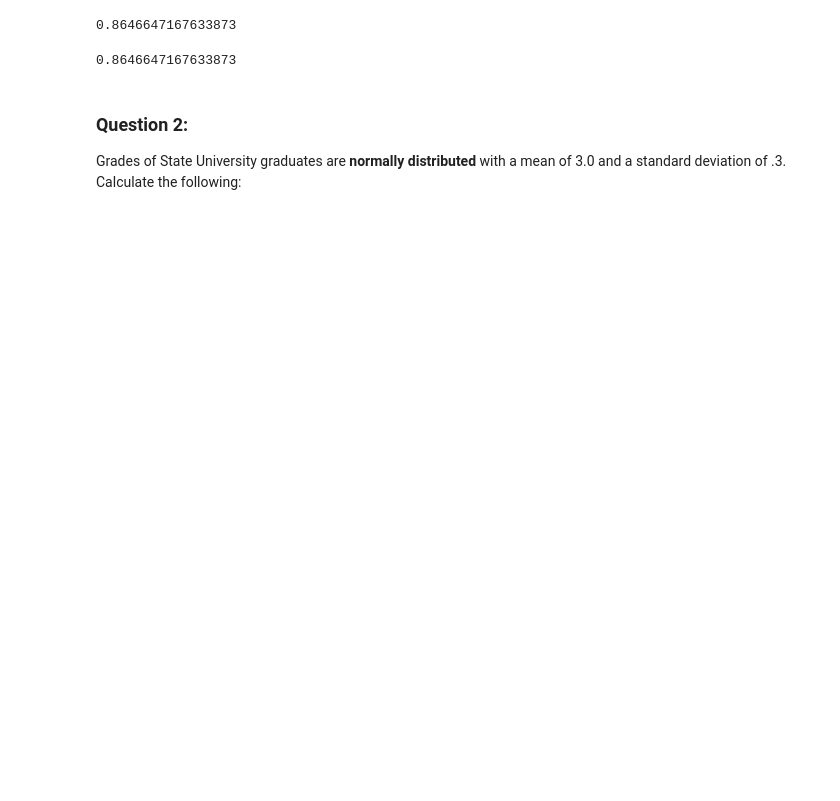
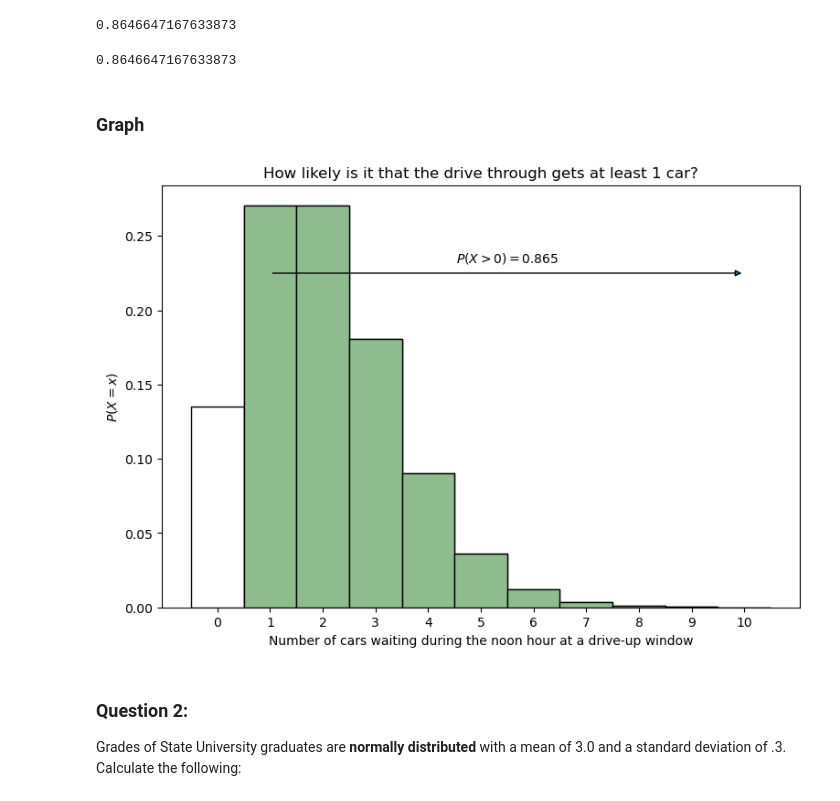
Before and after one commit to NikkideVries/statistics-exercises, a Jupyter notebook: propbability_distributions.ipynb, the cells around one changed output. Cells and saved outputs as stored; diff of their text form; code cells hidden in the pictures; blank space fills up the shorter version.

```diff
--- a/propbability_distributions.ipynb
+++ b/propbability_distributions.ipynb
@@ -79,6 +131,50 @@ stats.poisson(mean_cars).sf(0)
 1 - stats.poisson(mean_cars).pmf(0)
 # %% [output]
 0.8646647167633873
+# %% [markdown]
+### Graph
+# %%
+plt.figure(figsize=(9, 6))
+plt.bar(
+    x,
+    y,
+    edgecolor='black',
+    color='white',
+    width=1
+)
+plt.xticks(x)
+plt.ylabel('$P(X = x)$')
+plt.xlabel('Number of cars waiting during the noon hour at a drive-up window')
+plt.title('How likely is it that the drive through gets at least 1 car?')
+
+x1 = np.arange(1, 11)
+y1 = stats.poisson(μ).pmf(x1)
+
+plt.bar(
+    x1,
+    y1,
+    width=1,
+    color='darkseagreen',
+    edgecolor='black'
+)
+
+plt.annotate(
+    '',
+    xy=(1, .225),
+    xytext=(10, .225),
+    xycoords='data',
+    textcoords='data',
+    arrowprops={'arrowstyle': '<|-'}
+)
+plt.text(
+    5.5,
+    .235,
+    f'$P(X > 0) = {stats.poisson(μ).sf(0):.3f}$',
+    va='center',
+    ha='center')
+plt.show()
+# %% [output]
+[figure, added]
 # %% [markdown]
 ### Question 2:
 Grades of State University graduates are **normally distributed** with a mean of 3.0 and a standard deviation of .3. Calculate the following:
```
Also changed, not shown: parts of 24 cells of this notebook.
